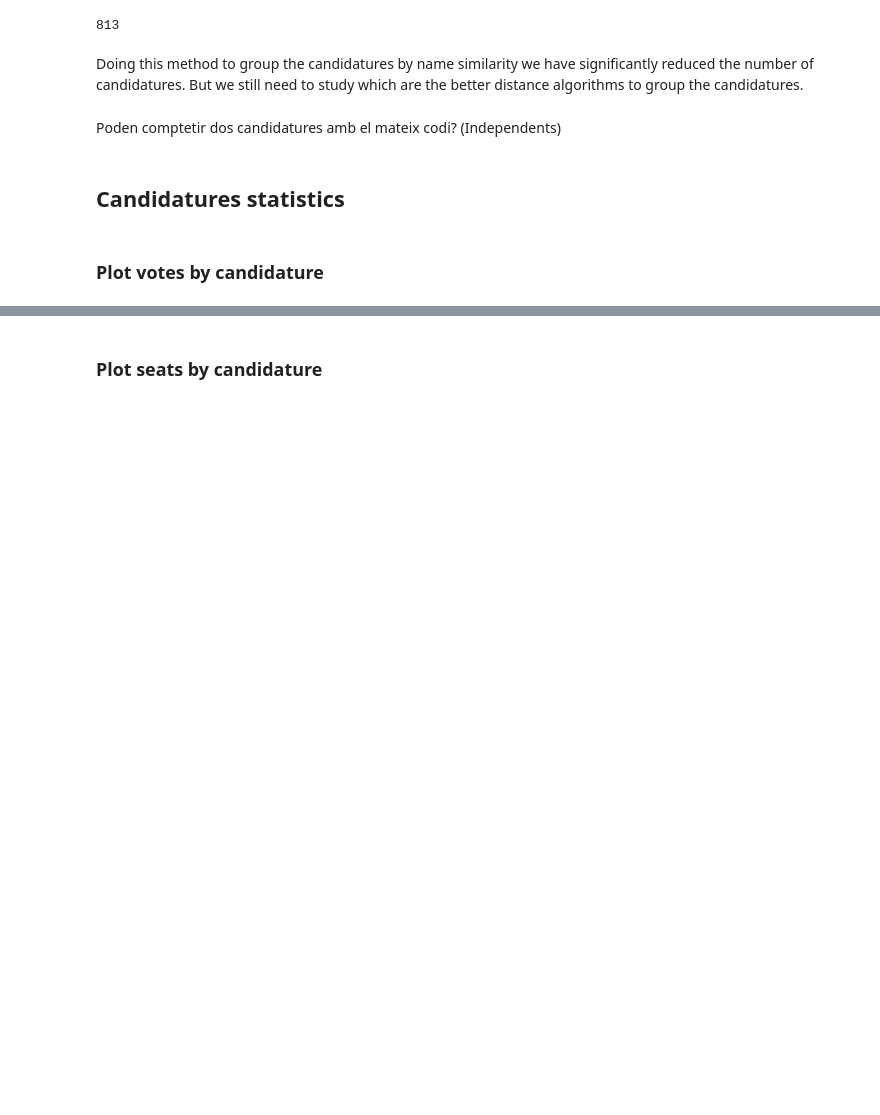
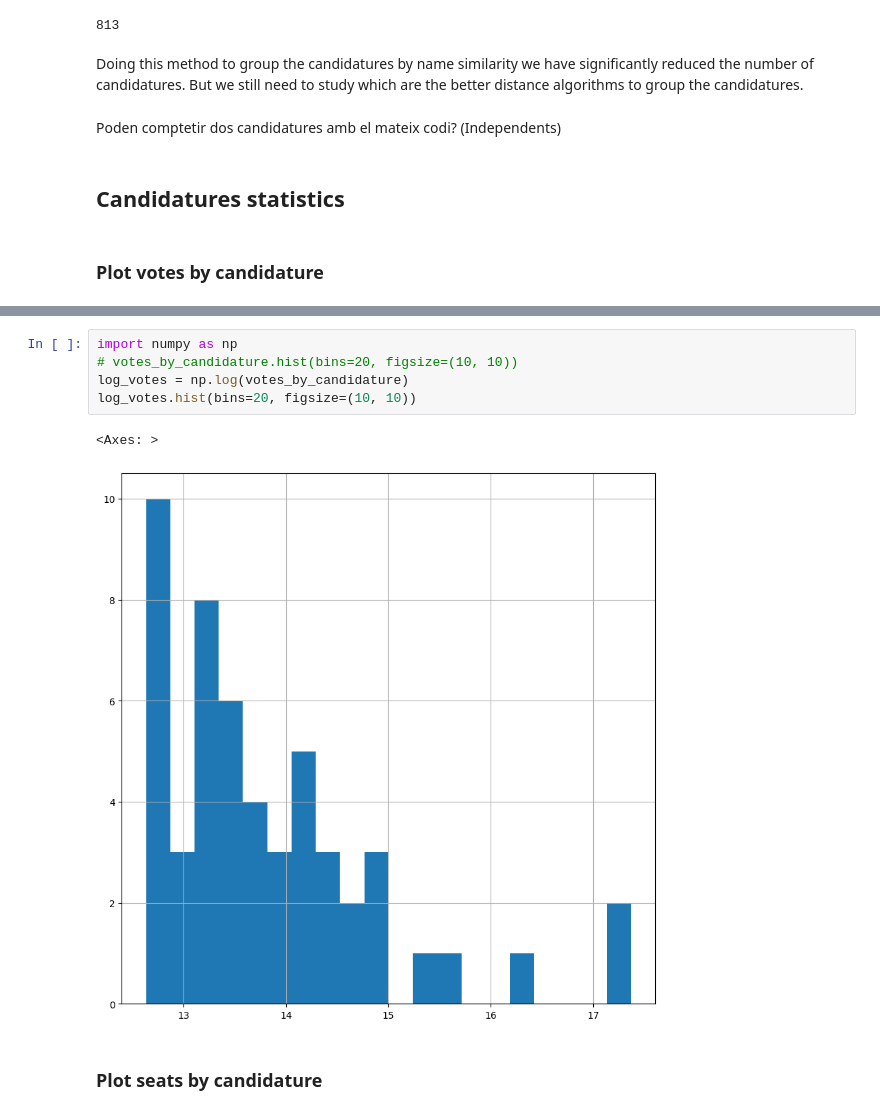
Before and after one commit to guillempla/catalan-elections-forecasting, a Jupyter notebook: src/study_data/study-clean-data.ipynb, the cells around one changed output, grey strips where cells are left out. Saved outputs shown, nothing was run; the diff lists cells and outputs as text; blank space fills up the shorter version.

```diff
--- a/src/study_data/study-clean-data.ipynb
+++ b/src/study_data/study-clean-data.ipynb
@@ -534,2 +543,10 @@ Poden comptetir dos candidatures amb el mateix codi? (Independents)
+# %%
+import numpy as np
+# votes_by_candidature.hist(bins=20, figsize=(10, 10))
+log_votes = np.log(votes_by_candidature)
+log_votes.hist(bins=20, figsize=(10, 10))
+# %% [output]
+<Axes: >
+[figure, added]
 # %% [markdown]
 ### Plot seats by candidature
```
Also changed, not shown: parts of 7 cells of this notebook.
